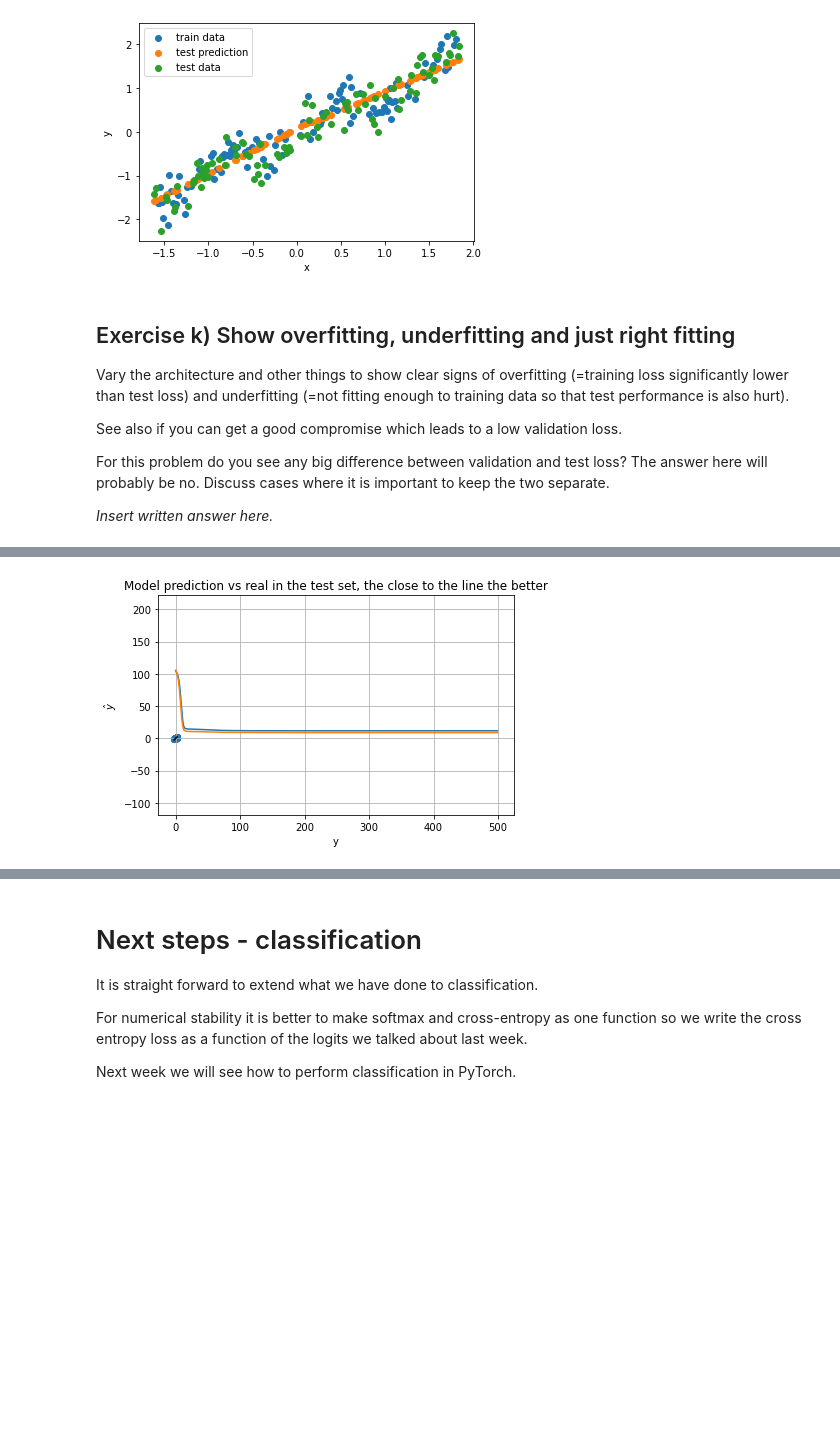
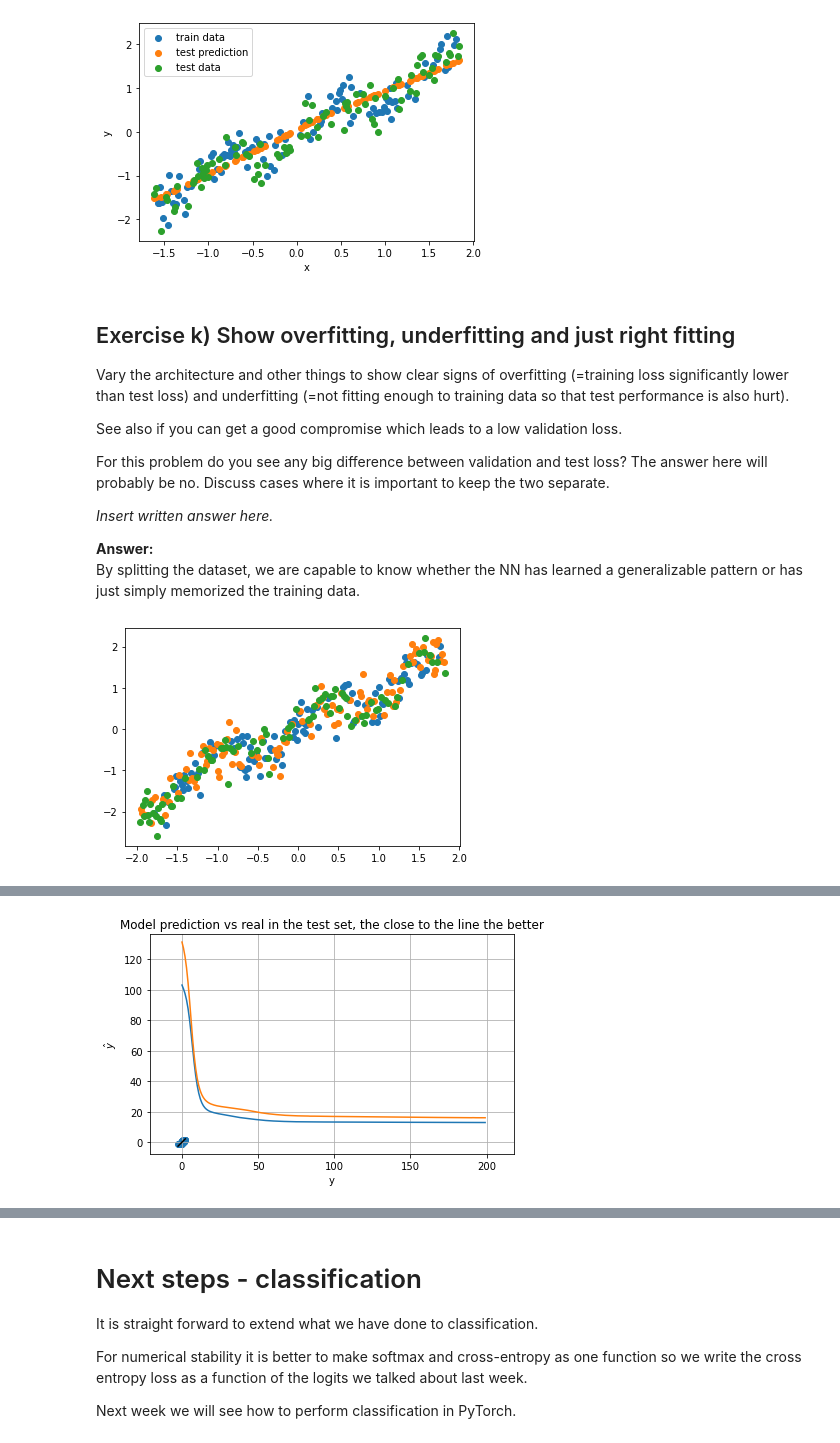
Before and after one commit to rayson-chan/02456-deep-learning-with-PyTorch, a Jupyter notebook: 2_Feedforward_Python/2.1-EXE-FNN-AutoDif-Nanograd.ipynb, the cells around one changed output, grey strips where cells are left out. Drawn from its saved outputs; the diff is of its cells as text; code cells hidden in the pictures; blank space fills up the shorter version.

```diff
--- a/2_Feedforward_Python/2.1-EXE-FNN-AutoDif-Nanograd.ipynb
+++ b/2_Feedforward_Python/2.1-EXE-FNN-AutoDif-Nanograd.ipynb
@@ -868,14 +868,35 @@ See also if you can get a good compromise which leads to a low validation loss.
 For this problem do you see any big difference between validation and test loss? The answer here will probably be no. Discuss cases where it is important to keep the two separate.
 
 _Insert written answer here._
+
+**Answer:**
+By splitting the dataset, we are capable to know whether the NN has learned a generalizable pattern or has just simply memorized the training data.
 # %%
 # Insert your code for getting overfitting, underfitting and just right fitting
 
-#####  OVERFITTING START #####
+
+D1 = True
+x_train, y_train,  x_validation, y_validation, x_test, y_test = data_generator(noise=0.5, D1=D1)
+if D1:
+    plt.scatter(x_train[:,0], y_train);
+    plt.scatter(x_validation[:,0], y_validation);
+    plt.scatter(x_test[:,0], y_test);
+else:
+    plt.scatter(x_train[:,1], y_train);
+    plt.scatter(x_validation[:,1], y_validation);
+    plt.scatter(x_test[:,1], y_test);
+plt.show()
+x_train = nparray_to_Var(x_train)
+y_train = nparray_to_Var(y_train)
+x_validation = nparray_to_Var(x_validation)
+y_validation = nparray_to_Var(y_validation)
+x_test = nparray_to_Var(x_test)
+y_test = nparray_to_Var(y_test)
+#####  UNDERFITTING START #####
 # Initialize an arbitrary neural network
 NN = [
-    DenseLayer(1, 5, lambda x: x.relu()),
-    DenseLayer(5, 1, lambda x: x.identity())
+    DenseLayer(1, 4, lambda x: x.relu()),
+    DenseLayer(4, 1, lambda x: x.identity())
 ]
 # Initialize training hyperparameters
 EPOCHS = 200
@@ -899,30 +920,31 @@ for e in range(EPOCHS):
     # Training loss
     train_loss.append(Loss.v)
 
     # Validation
     Loss_validation = squared_loss(y_validation, forward(x_validation, NN))
     val_loss.append(Loss_validation.v)
 
     if e%10==0:
         print("{:4d}".format(e),
               "({:5.2f}%)".format(e/EPOCHS*100),
               "Train loss: {:4.3f} \t Validation loss: {:4.3f}".format(train_loss[-1], val_loss[-1]))
 
 plt.plot(range(len(train_loss)), train_loss)
 plt.plot(range(len(val_loss)), val_loss)
 #####  TESTING #####
 output_test = forward(x_test, NN)
 y_test_np = Var_to_nparray(y_test)
 plt.scatter(y_test_np, Var_to_nparray(output_test));
 plt.plot([np.min(y_test_np), np.max(y_test_np)], [np.min(y_test_np), np.max(y_test_np)], color='k');
 plt.xlabel("y");
 plt.ylabel("$\hat{y}$");
 plt.title("Model prediction vs real in the test set, the close to the line the better")
 plt.grid(True);
 plt.axis('equal');
 plt.tight_layout();
 
 Loss_test = squared_loss(y_test, forward(x_test, NN))
 
 print("Test loss:  {:4.3f}".format(Loss_test.v))
 # %% [output]
+[figure, new version]
@@ -946 +968 @@ Test loss:  9.848
-[figure, old version]
+[figure, added]
```
Also changed, not shown: parts of 10 cells of this notebook.
